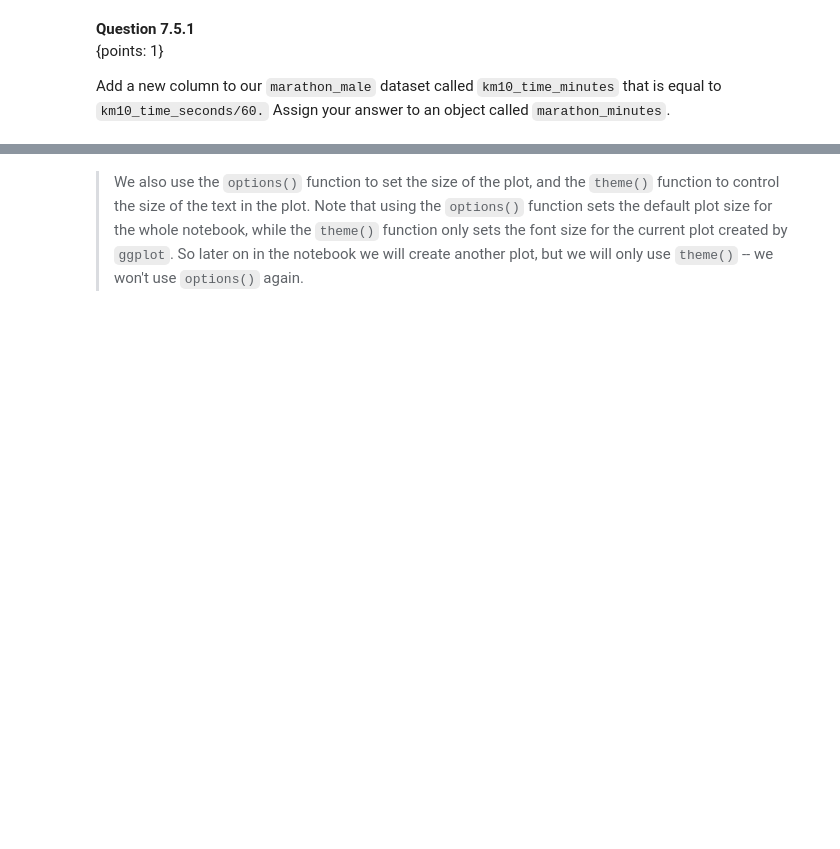
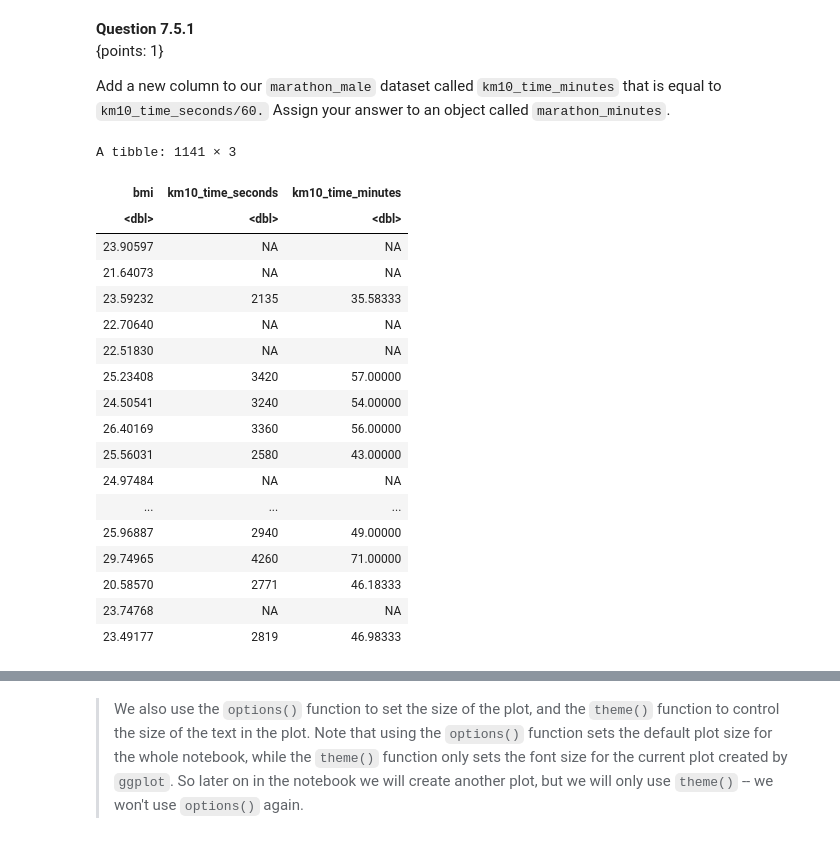
Before and after one commit to ca-vas/dsci-100-student, a Jupyter notebook: materials/R/worksheet_intro/worksheet_intro.ipynb, the cells around one changed output, grey strips where cells are left out. Cells and saved outputs as stored; diff of their text form; code cells hidden in the pictures; blank space fills up the shorter version.

```diff
--- a/materials/R/worksheet_intro/worksheet_intro.ipynb
+++ b/materials/R/worksheet_intro/worksheet_intro.ipynb
@@ -772,9 +919,29 @@ Add a new column to our `marathon_male` dataset called `km10_time_minutes` that
 # %%
 # Replace the fail() with your answer.
 
-# your code here
-fail() # No Answer - remove if you provide an answer
+marathon_minutes<- mutate(marathon_male, km10_time_minutes=km10_time_seconds/60)# your code here
+ # No Answer - remove if you provide an answer
 marathon_minutes
+# %% [output]
+A tibble: 1141 × 3
+| bmi | km10_time_seconds | km10_time_minutes |
+| <dbl> | <dbl> | <dbl> |
+| 23.90597 | NA | NA |
+| 21.64073 | NA | NA |
+| 23.59232 | 2135 | 35.58333 |
+| 22.70640 | NA | NA |
+| 22.51830 | NA | NA |
+| 25.23408 | 3420 | 57.00000 |
+| 24.50541 | 3240 | 54.00000 |
+| 26.40169 | 3360 | 56.00000 |
+| 25.56031 | 2580 | 43.00000 |
+| 24.97484 | NA | NA |
+| ... | ... | ... |
+| 25.96887 | 2940 | 49.00000 |
+| 29.74965 | 4260 | 71.00000 |
+| 20.58570 | 2771 | 46.18333 |
+| 23.74768 | NA | NA |
+| 23.49177 | 2819 | 46.98333 |
 # %%
 library(digest)
 stopifnot("marathon_minutes should be a data frame"= setequal(digest(paste(toString('data.frame' %in% class(marathon_minutes)), "1e40a")), "8dc0bcc101d1178c6cd930f55ad8743d"))
```
Also changed, not shown: parts of 30 cells of this notebook.
